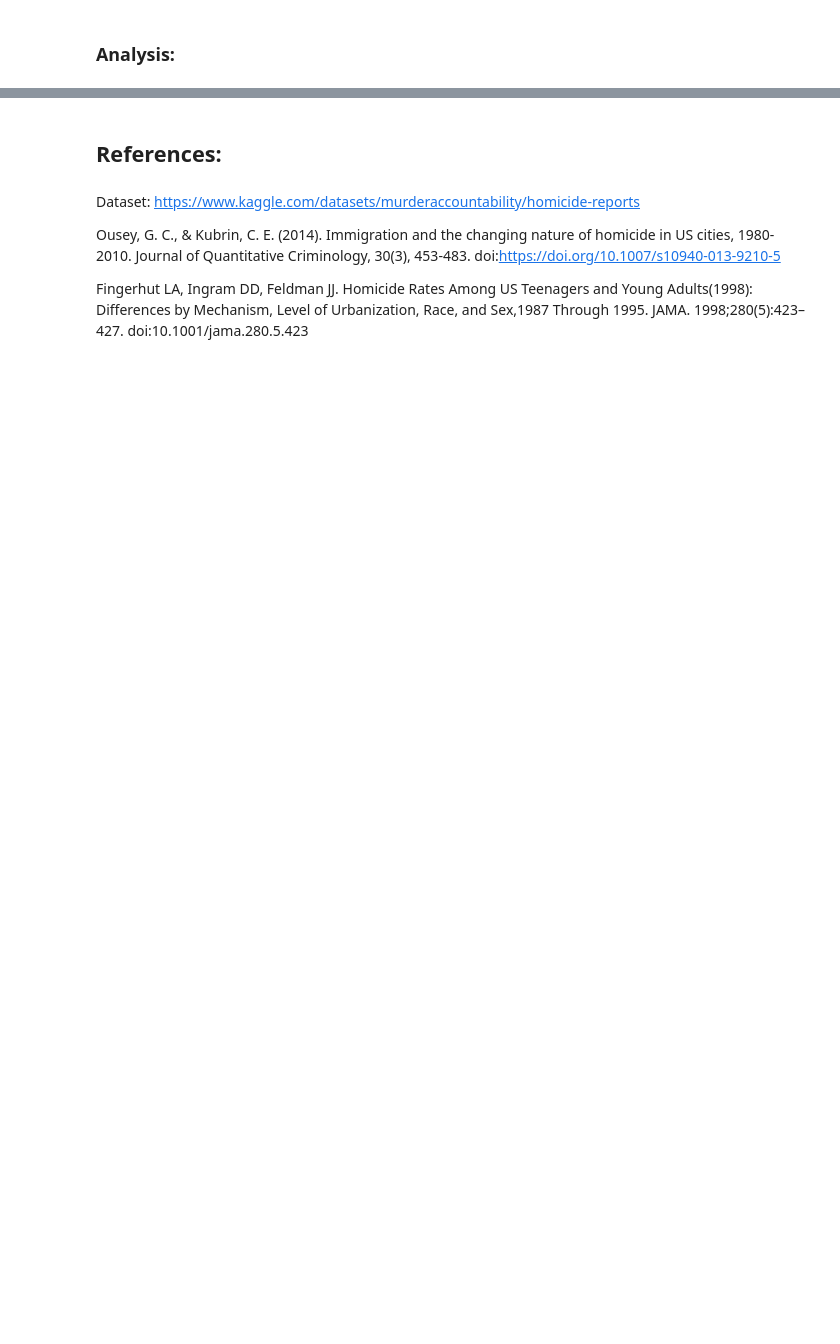
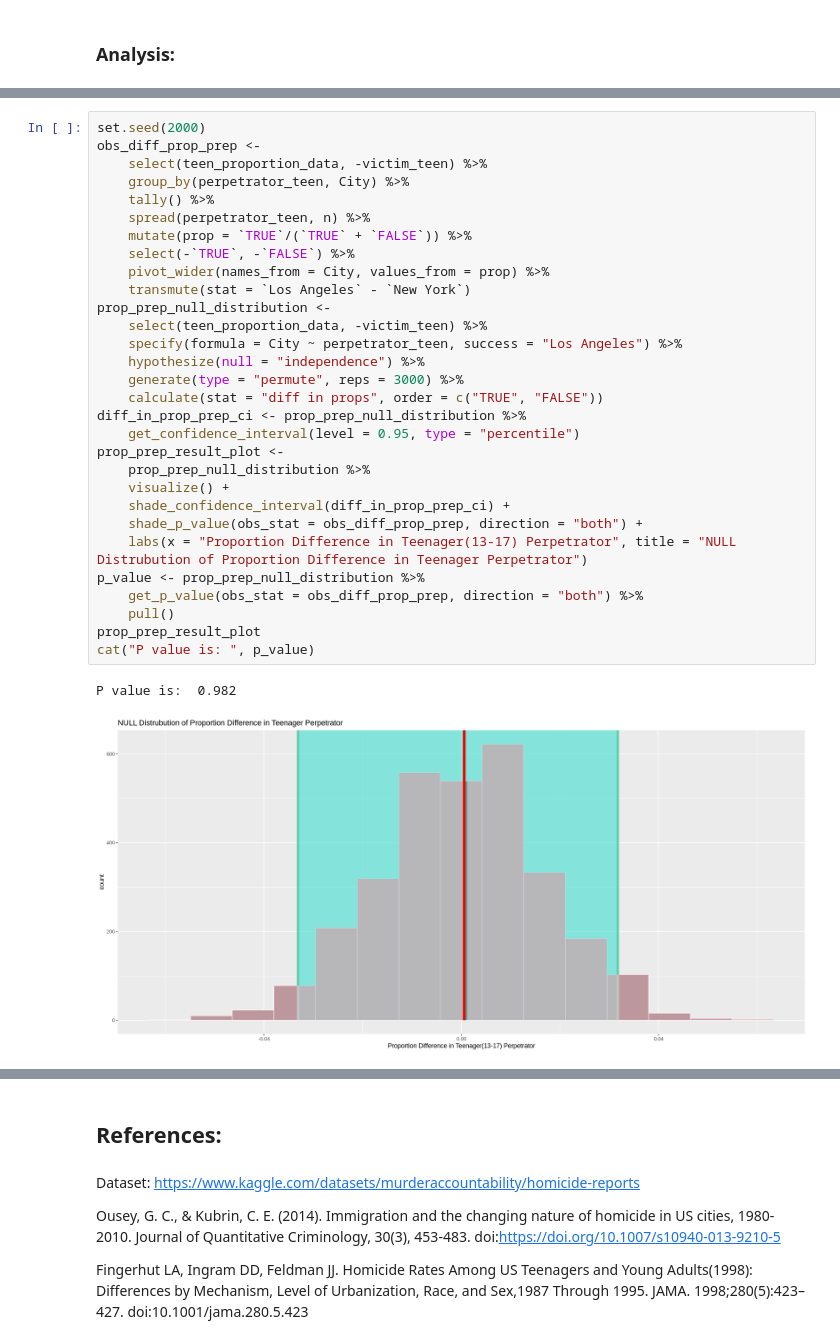
Before and after one commit to RaymondZhang20/DataAnalysis, a Jupyter notebook: Final Report.ipynb, the cells around one changed output, grey strips where cells are left out. Drawn from its saved outputs; the diff is of its cells as text; blank space fills up the shorter version.

```diff
--- a/Final Report.ipynb
+++ b/Final Report.ipynb
@@ -294,0 +294,33 @@ teen_proportion_data <- clean_data %>%
+# %%
+set.seed(2000)
+obs_diff_prop_prep <-
+    select(teen_proportion_data, -victim_teen) %>%
+    group_by(perpetrator_teen, City) %>%
+    tally() %>%
+    spread(perpetrator_teen, n) %>%
+    mutate(prop = `TRUE`/(`TRUE` + `FALSE`)) %>%
+    select(-`TRUE`, -`FALSE`) %>%
+    pivot_wider(names_from = City, values_from = prop) %>%
+    transmute(stat = `Los Angeles` - `New York`)
+prop_prep_null_distribution <-
+    select(teen_proportion_data, -victim_teen) %>%
+    specify(formula = City ~ perpetrator_teen, success = "Los Angeles") %>%
+    hypothesize(null = "independence") %>%
+    generate(type = "permute", reps = 3000) %>%
+    calculate(stat = "diff in props", order = c("TRUE", "FALSE"))
+diff_in_prop_prep_ci <- prop_prep_null_distribution %>%
+    get_confidence_interval(level = 0.95, type = "percentile")
+prop_prep_result_plot <-
+    prop_prep_null_distribution %>%
+    visualize() +
+    shade_confidence_interval(diff_in_prop_prep_ci) +
+    shade_p_value(obs_stat = obs_diff_prop_prep, direction = "both") +
+    labs(x = "Proportion Difference in Teenager(13-17) Perpetrator", title = "NULL Distrubution of Proportion Difference in Teenager Perpetrator")
+p_value <- prop_prep_null_distribution %>%
+    get_p_value(obs_stat = obs_diff_prop_prep, direction = "both") %>%
+    pull()
+prop_prep_result_plot
+cat("P value is: ", p_value)
+# %% [output]
+P value is:  0.982
+[figure, added]
```
Also changed, not shown: parts of 17 cells of this notebook.
